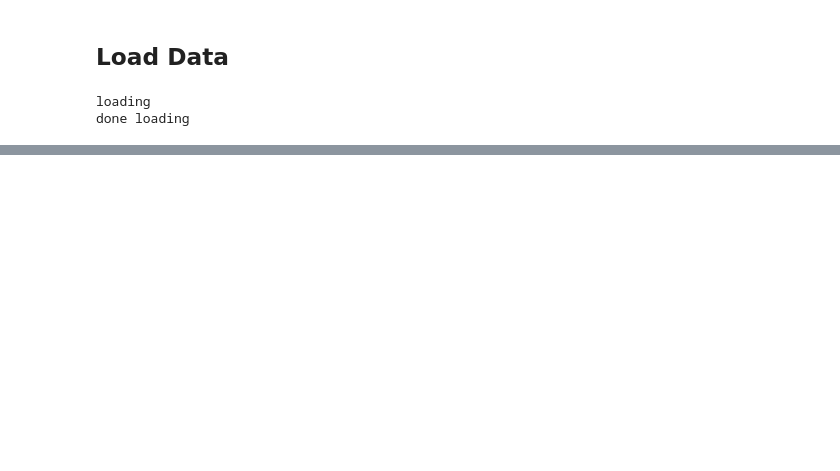
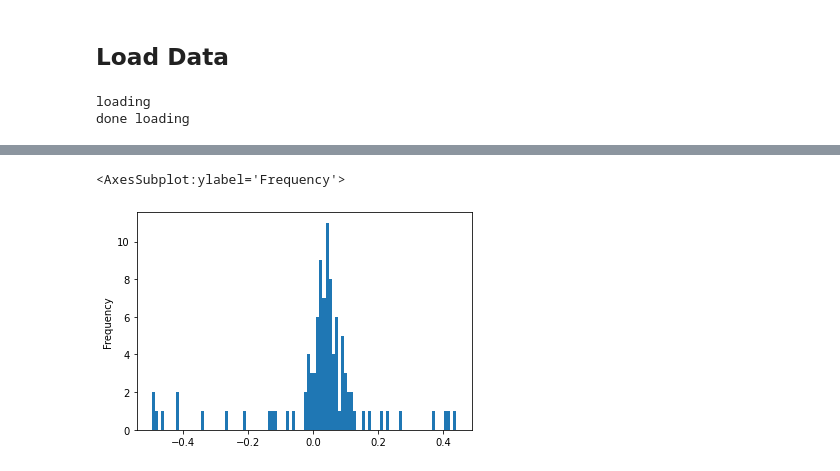
Before and after one commit to noamsgl/msc, a Jupyter notebook: scripts/generate/generate_eeg_with_gaussian_process.ipynb, the cells around one changed output, grey strips where cells are left out. Saved outputs shown, nothing was run; the diff lists cells and outputs as text; code cells hidden in the pictures; blank space fills up the shorter version.

Commit message:
add initial run results

```diff
--- a/scripts/generate/generate_eeg_with_gaussian_process.ipynb
+++ b/scripts/generate/generate_eeg_with_gaussian_process.ipynb
@@ -169,0 +169,12 @@ tensor(0.0757, dtype=torch.float64)
+# %%
+def train_model_multiple_times(train_x, train_y, num_iters=50, lr=0.01):
+    params_results = []
+    for i in range(train_y.shape[0]):
+        print(f"**** training loop {i=} ****")
+        results = training_loop(train_x, train_y[i], num_iters=num_iters, lr=lr)
+        results["sample_id"] = i
+        params_results.append(results)
+    results_df = pd.concat(params_results)
+    return results_df
+# %%
+params = train_model_multiple_times(train_x, samples.squeeze()[:100])
@@ -169,0 +199,5 @@ tensor(0.0757, dtype=torch.float64)
+# %%
+params.groupby('param_name').get_group('mean_module.constant').value.plot(kind='hist', bins=100)
+# %% [output]
+<AxesSubplot:ylabel='Frequency'>
+[figure, added]
```
Also changed, not shown: parts of 16 cells of this notebook, 1 other file.
